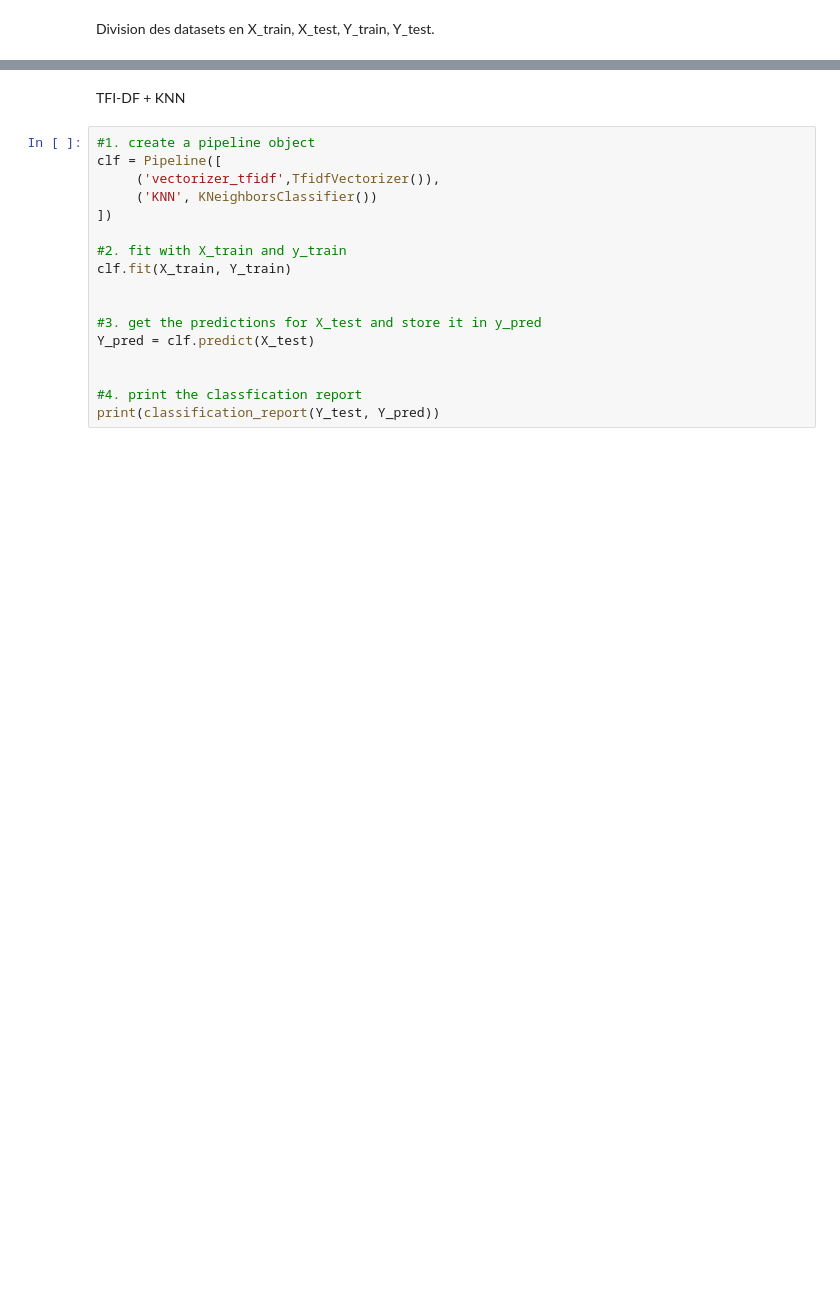
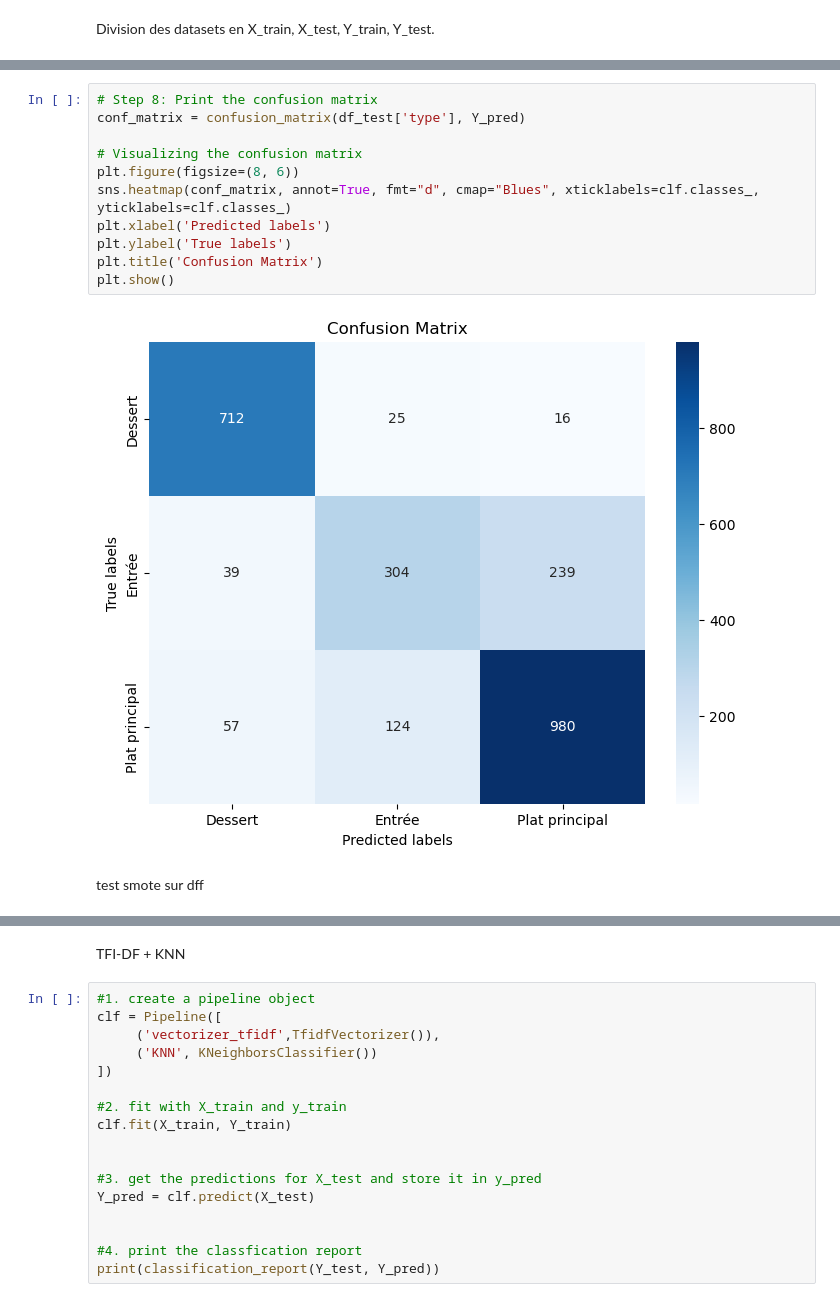
Before and after one commit to labicquette/projet-nlp-Nantes, a Jupyter notebook: src/tf_idf.ipynb, the cells around one changed output, grey strips where cells are left out. Cells and saved outputs as stored; diff of their text form; blank space fills up the shorter version.

```diff
--- a/src/tf_idf.ipynb
+++ b/src/tf_idf.ipynb
@@ -120,0 +255,15 @@ Plat principal       0.79      0.89      0.84      1161
+# %%
+# Step 8: Print the confusion matrix
+conf_matrix = confusion_matrix(df_test['type'], Y_pred)
+
+# Visualizing the confusion matrix
+plt.figure(figsize=(8, 6))
+sns.heatmap(conf_matrix, annot=True, fmt="d", cmap="Blues", xticklabels=clf.classes_, yticklabels=clf.classes_)
+plt.xlabel('Predicted labels')
+plt.ylabel('True labels')
+plt.title('Confusion Matrix')
+plt.show()
+# %% [output]
+[figure, added]
+# %% [markdown]
+test smote sur dff
```
Also changed, not shown: parts of 49 cells of this notebook.
